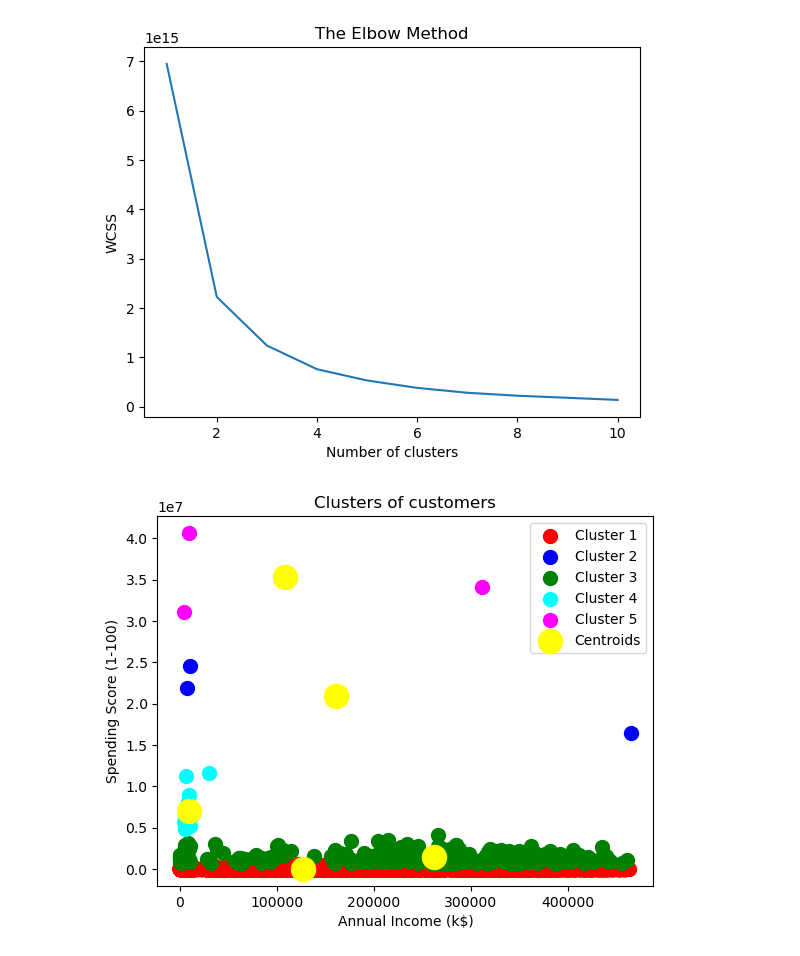
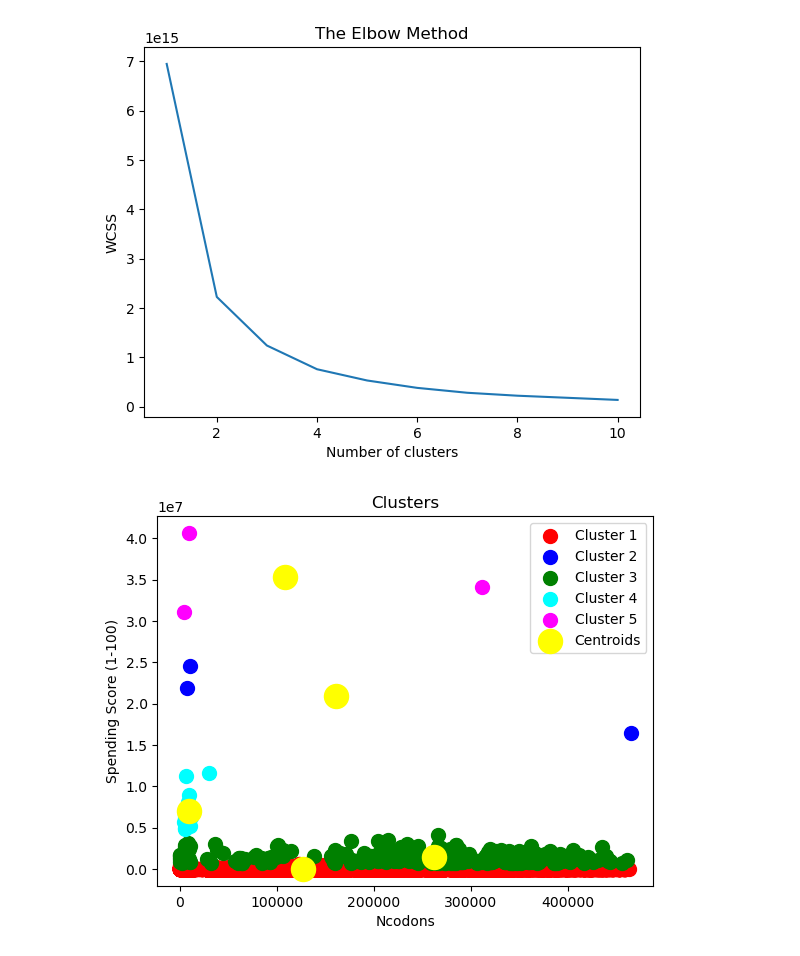
Before and after one commit to patoCode/big_data_mod_01_hw01, a Jupyter notebook: Clustering/Kmeans/kmeans.ipynb, the cells around one changed output. Saved outputs shown, nothing was run; the diff lists cells and outputs as text; code cells hidden in the pictures.

```diff
--- a/Clustering/Kmeans/kmeans.ipynb
+++ b/Clustering/Kmeans/kmeans.ipynb
@@ -50,14 +50,14 @@ y_kmeans = kmeans.fit_predict(X)
 # %%
 plt.scatter(X[y_kmeans == 0, 0], X[y_kmeans == 0, 1], s = 100, c = 'red', label = 'Cluster 1')
 plt.scatter(X[y_kmeans == 1, 0], X[y_kmeans == 1, 1], s = 100, c = 'blue', label = 'Cluster 2')
 plt.scatter(X[y_kmeans == 2, 0], X[y_kmeans == 2, 1], s = 100, c = 'green', label = 'Cluster 3')
 plt.scatter(X[y_kmeans == 3, 0], X[y_kmeans == 3, 1], s = 100, c = 'cyan', label = 'Cluster 4')
 plt.scatter(X[y_kmeans == 4, 0], X[y_kmeans == 4, 1], s = 100, c = 'magenta', label = 'Cluster 5')
 plt.scatter(kmeans.cluster_centers_[:, 0], kmeans.cluster_centers_[:, 1], s = 300, c = 'yellow', label = 'Centroids')
-plt.title('Clusters of customers')
-plt.xlabel('Annual Income (k$)')
+plt.title('Clusters')
+plt.xlabel('Ncodons')
 plt.ylabel('Spending Score (1-100)')
 plt.legend()
 plt.show()
 # %% [output]
-[figure, old version]
+[figure, new version]
```
Also changed, not shown: 3 other files.
